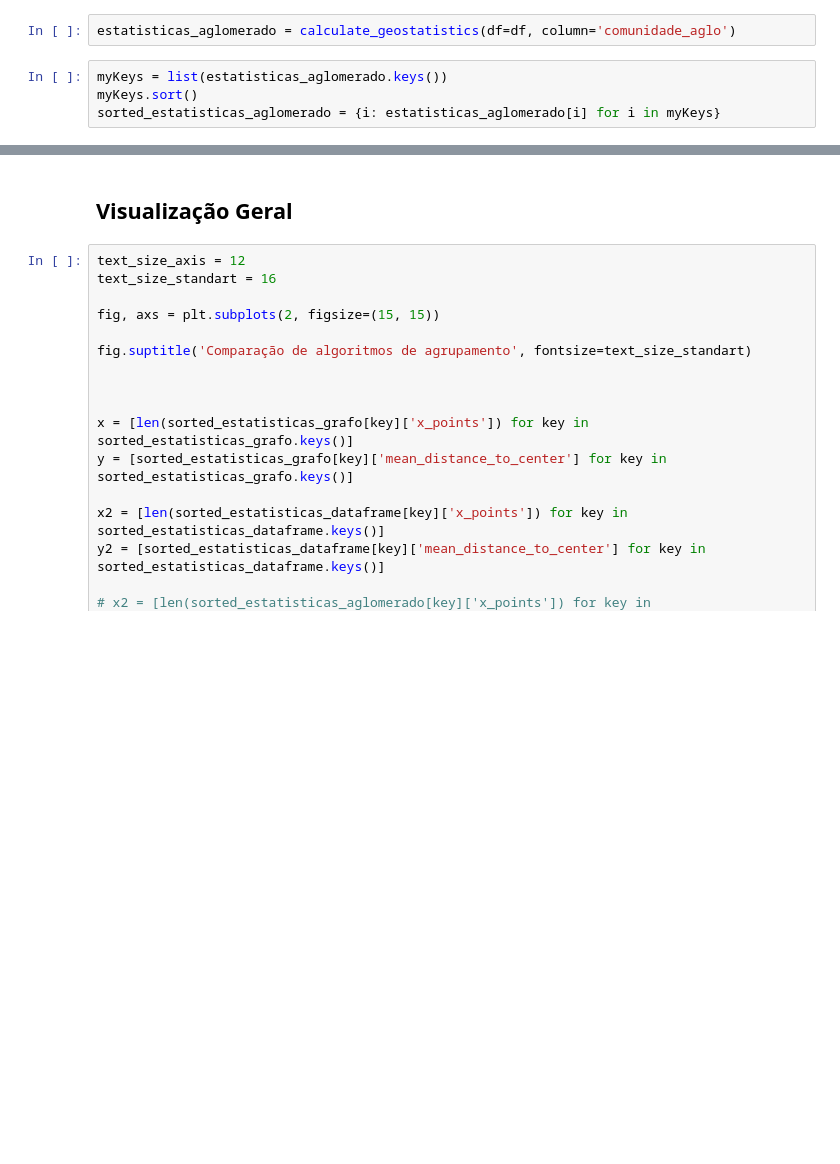
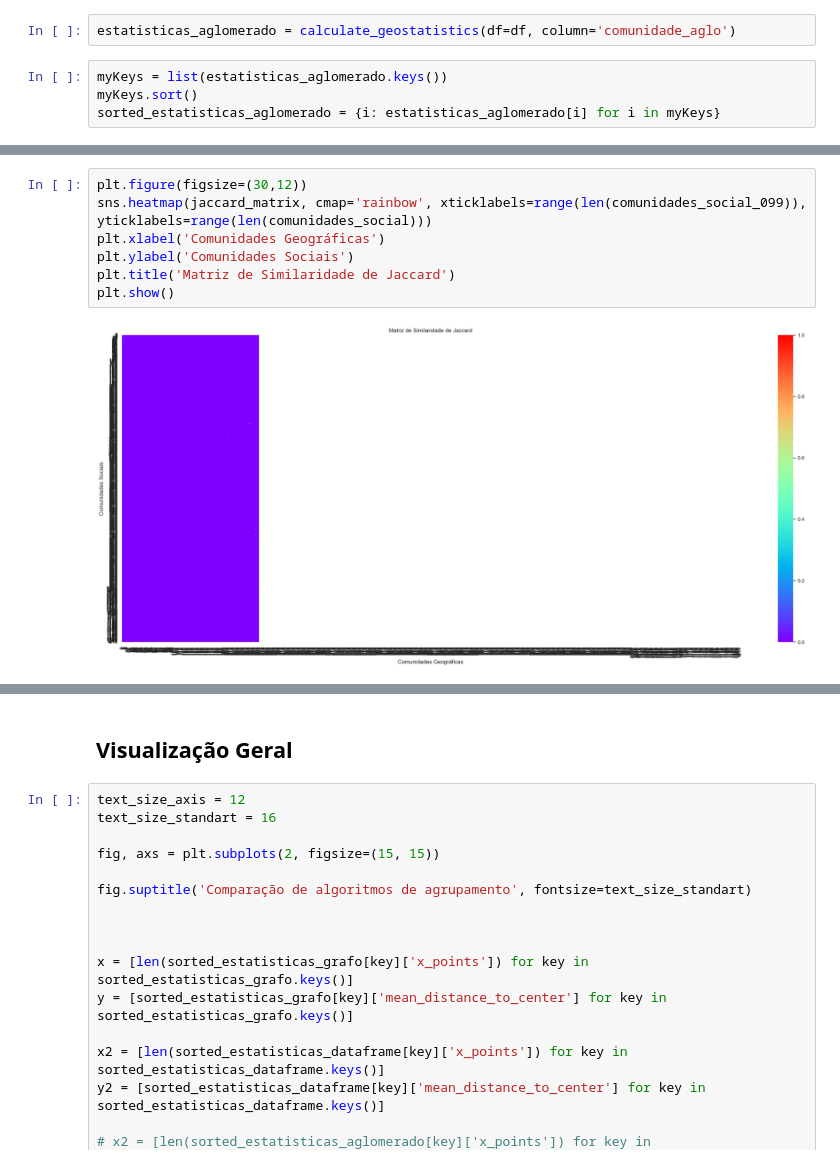
Before and after one commit to lealeric/Codigo_TCC, a Jupyter notebook: TCC_ERIC.ipynb, the cells around one changed output, grey strips where cells are left out. Saved outputs shown, nothing was run; the diff lists cells and outputs as text; blank space fills up the shorter version.

```diff
--- a/TCC_ERIC.ipynb
+++ b/TCC_ERIC.ipynb
@@ -1812,0 +2057,9 @@ sorted_estatisticas_aglomerado = {i: estatisticas_aglomerado[i] for i in myKeys}
+# %%
+plt.figure(figsize=(30,12))
+sns.heatmap(jaccard_matrix, cmap='rainbow', xticklabels=range(len(comunidades_social_099)), yticklabels=range(len(comunidades_social)))
+plt.xlabel('Comunidades Geográficas')
+plt.ylabel('Comunidades Sociais')
+plt.title('Matriz de Similaridade de Jaccard')
+plt.show()
+# %% [output]
+[figure, added]
```
Also changed, not shown: parts of 106 cells of this notebook, 25 other files.
